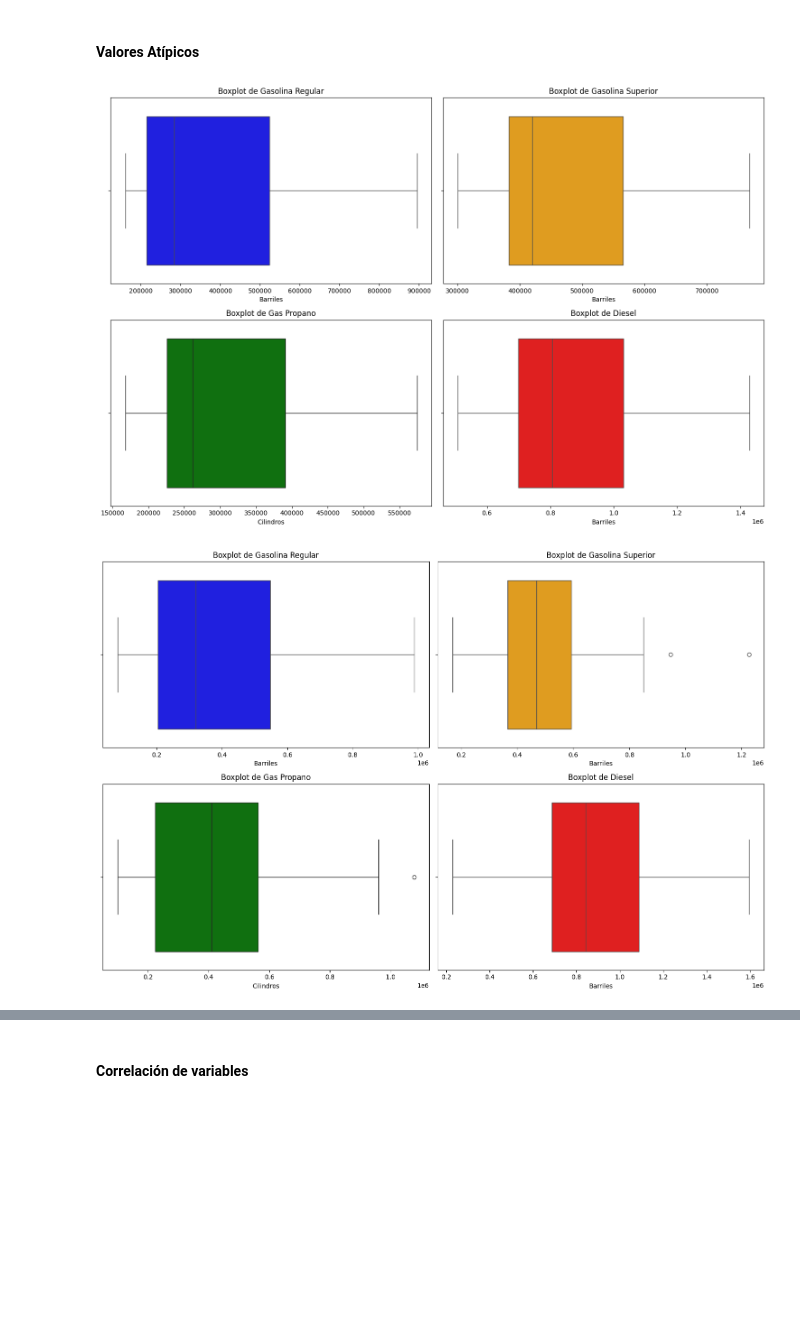
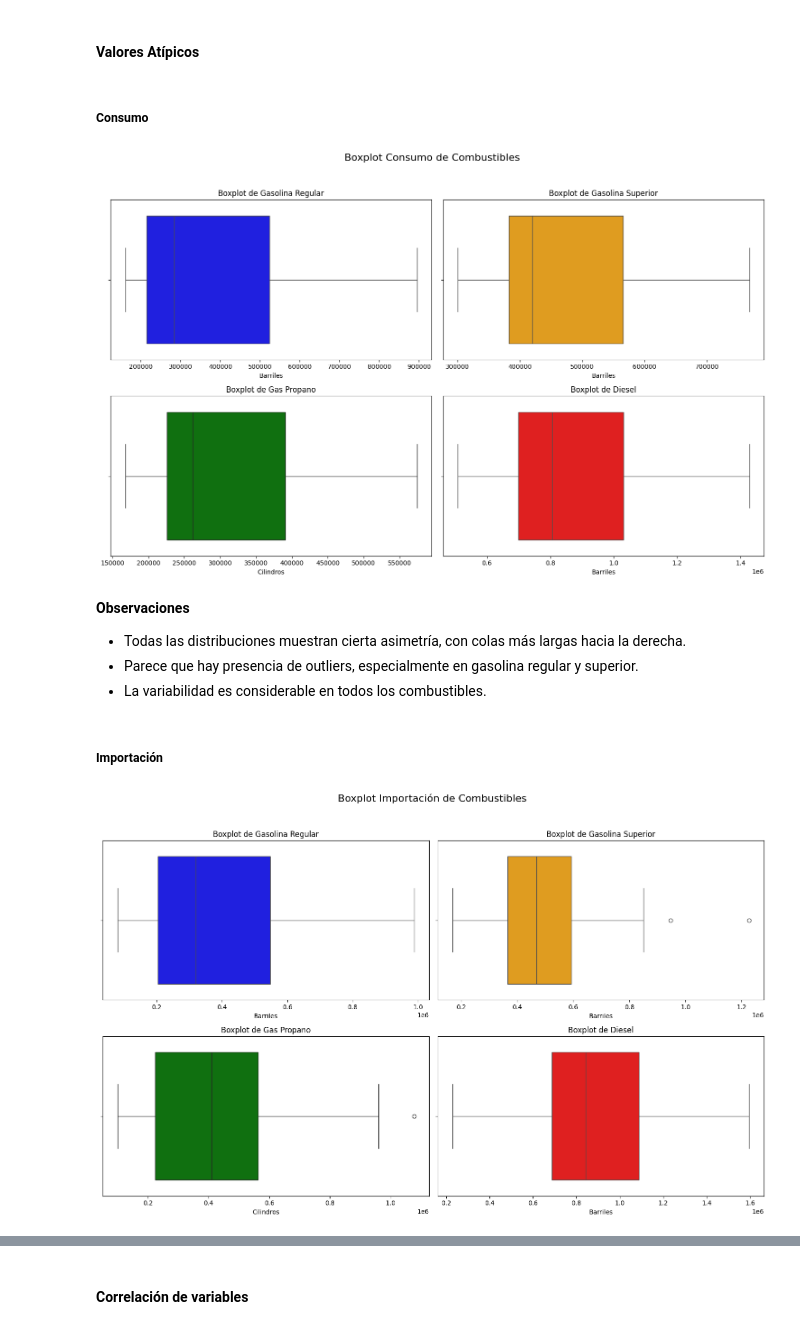
Before and after one commit to JPOrellana/Lab2-DataScience, a Jupyter notebook: lab2_combustibles.ipynb, the cells around one changed output, grey strips where cells are left out. Saved outputs shown, nothing was run; the diff lists cells and outputs as text; code cells hidden in the pictures; blank space fills up the shorter version.

```diff
--- a/lab2_combustibles.ipynb
+++ b/lab2_combustibles.ipynb
@@ -827,34 +860,44 @@ plt.show()
 # %% [markdown]
 #### Valores Atípicos
+# %% [markdown]
+##### Consumo
 # %%
 # Configuración de subplots para Consumo de Combustibles
 fig, axs = plt.subplots(2, 2, figsize=(15, 10))
 
 # Configuración para Gasolina Regular
 sns.boxplot(x=consumos['Gasolina Regular'], ax=axs[0, 0], color='blue')
 axs[0, 0].set_title('Boxplot de Gasolina Regular')
 axs[0, 0].set_xlabel('Barriles')
 
 # Configuración para Gasolina Superior
 sns.boxplot(x=consumos['Gasolina Superior'], ax=axs[0, 1], color='orange')
 axs[0, 1].set_title('Boxplot de Gasolina Superior')
 axs[0, 1].set_xlabel('Barriles')
 
 # Configuración para Gas Propano
 sns.boxplot(x=consumos['Gas Propano'], ax=axs[1, 0], color='green')
 axs[1, 0].set_title('Boxplot de Gas Propano')
 axs[1, 0].set_xlabel('Cilindros')
 
 # Configuración para Diesel
 sns.boxplot(x=consumos['Diesel'], ax=axs[1, 1], color='red')
 axs[1, 1].set_title('Boxplot de Diesel')
 axs[1, 1].set_xlabel('Barriles')
 
 # Ajustar el layout
-plt.tight_layout()
+fig.suptitle("Boxplot Consumo de Combustibles", fontsize=16)
+plt.tight_layout(rect=[0, 0.03, 1, 0.95])
 plt.show()
 # %% [output]
-[figure, old version]
+[figure, new version]
+# %% [markdown]
+**Observaciones**
+- Todas las distribuciones muestran cierta asimetría, con colas más largas hacia la derecha.
+- Parece que hay presencia de outliers, especialmente en gasolina regular y superior.
+- La variabilidad es considerable en todos los combustibles.
+# %% [markdown]
+##### Importación
 # %%
 # Configuración de subplots para Importaciones de Combustibles
 fig, axs = plt.subplots(2, 2, figsize=(15, 10))
@@ -880,7 +923,8 @@ axs[1, 1].set_title('Boxplot de Diesel')
 axs[1, 1].set_xlabel('Barriles')
 
 # Ajustar el layout
-plt.tight_layout()
+fig.suptitle("Boxplot Importación de Combustibles", fontsize=16)
+plt.tight_layout(rect=[0, 0.03, 1, 0.95])
 plt.show()
 # %% [output]
-[figure, old version]
+[figure, new version]
```
Also changed, not shown: parts of 48 cells of this notebook.
